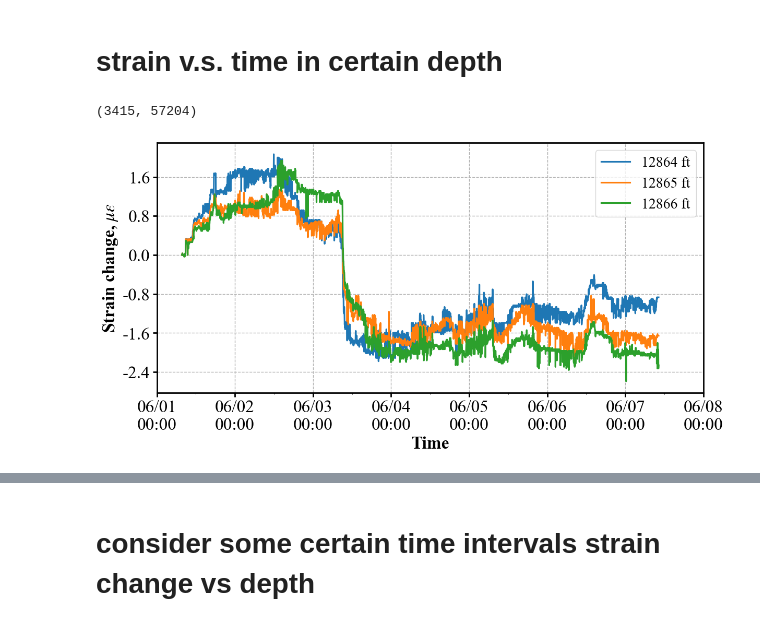
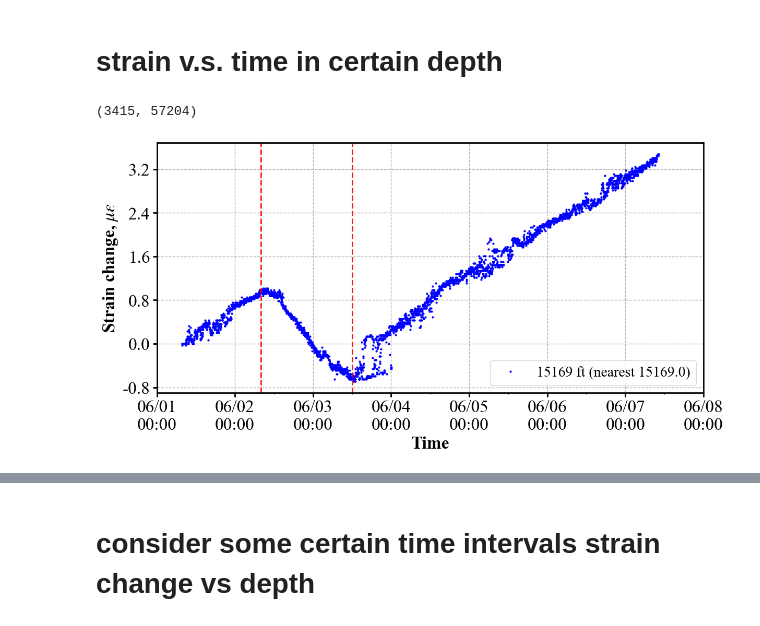
Before and after one commit to felix-mao-1516/plot-for-research-, a Jupyter notebook: 2D_plot_and_slippage_clbrt.ipynb, the cells around one changed output, grey strips where cells are left out. Drawn from its saved outputs; the diff is of its cells as text; code cells hidden in the pictures.

```diff
--- a/2D_plot_and_slippage_clbrt.ipynb
+++ b/2D_plot_and_slippage_clbrt.ipynb
@@ -129,6 +129,7 @@ ax.invert_yaxis()  # 深度轴反向
 %reload_ext autoreload
 %autoreload 2
 
+from turtle import color
 import h5py
 import numpy as np
 import pandas as pd
@@ -141,19 +142,23 @@ from dateutil.rrule import rrule, HOURLY, DAILY
 
 # f1 = h5py.File('C:/Users/fengxiang.mao/Desktop/Devon data/HFTS-1_Devon/20220707/Evo 3 (refrac)/Neubrex_DSS_strain/Zgabay A14H - refrac - strain change.h5','r')
 # f1 = h5py.File('C:/Users/fengxiang.mao/Desktop/Devon data/HFTS-1_Devon/20220707/Evo 5 (POP)/Zgabay A14H - pop - strain change.h5','r')
+# f1 = h5py.File('C:/Users/fengxiang.mao/Desktop/Devon data/HFTS-1_Devon/Evo_5_6_7_Sep_2025/Evo 7 (flowback)/Zgabay A14H - flowback - strain change rate.h5','r')
 # f1 = h5py.File('C:/Users/fengxiang.mao/Desktop/Devon data/HFTS-1_Devon/Evo_5_6_7_Sep_2025/Evo 7 (flowback)/Zgabay A14H - flowback - strain change.h5','r')
-f1 = h5py.File('C:/Users/fengxiang.mao/Desktop/Devon data/HFTS-1_Devon/Evo_5_6_7_Sep_2025/Evo 7 (flowback)/corrected_Evo7.h5','r')
+f1 = h5py.File('C:/Users/fengxiang.mao/Desktop/Devon data/HFTS-1_Devon/Evo_5_6_7_Sep_2025/Evo 7 (flowback)/corrected_within_1h_(with_data_wash).h5','r')
 
 
+# dstrain = (f1['data'])
 dstrain = (f1['strain_corrected'])
+
 depth = (f1['depth'])
 date_plot = (f1['stamps'])
 
 print(dstrain.shape)  # (时间点数, 深度点数)
 # （可选）把 stamps 转为 DatetimeIndex，便于时间戳就近匹配
 stamps_idx = decode_stamps_to_datetimeindex(date_plot, fmt='%m/%d/%Y %H:%M:%S.%f') if date_plot is not None else None
-depth_range = np.array([12864,12865,12866])#, 12864, 13740, 15201
-
+# depth_range = np.array([12864,12865,12866])#, 12864, 13740, 15201
+depth_range = np.array([15168.96])#, 12864, 13740, 15201
+# depth_range = np.array([13350.5])
 
 fig, ax = plot_strain_vs_time_at_depths(
     dstrain, depth,
@@ -170,10 +175,39 @@ fig, ax = plot_strain_vs_time_at_depths(
     # 可选：自定义图例  ["12500 ft", "16000 ft"]
 )
 
+# 把所有曲线线宽改成 3
+# for ln in ax.lines:
+#     ln.set_linewidth(1.0)   # 你想多粗就写多少
+#     ln.set_color('blue')  # 你想要的颜色
+
+for ln in ax.lines:
+    ln.set_linestyle('None')  # 不连线
+    ln.set_marker('o')        # 点形状：'o', '.', 'x', '^'...
+    ln.set_markersize(2)      # 点大小
+    ln.set_markerfacecolor('blue')  # 点填充色
+    ln.set_markeredgecolor('blue')  # 点边框色
+
+# 重新生成 legend（最稳）
+leg = ax.get_legend()
+if leg is not None:
+    leg.remove()
+
+ax.legend(loc="best", ncol=1)
+
+
 
 xmin = pd.to_datetime("2022-06-01 00:00:00")
 xmax = pd.to_datetime("2022-06-08 00:00:00")
 ax.set_xlim(xmin, xmax)
+
+
+t1 = pd.to_datetime("2022-06-02 08:00:00")
+t2 = pd.to_datetime("2022-06-03 12:00:00")
+
+ax.axvline(t1, linestyle="--", linewidth=2, alpha=0.9, color='red')
+ax.axvline(t2, linestyle="--", linewidth=2, alpha=0.9, color='red')
+
+
 
 tick_start = pd.to_datetime("2022-06-01 00:00:00")
 interval_hours = 24
@@ -193,31 +227,31 @@ ax.xaxis.set_minor_locator(mdates.HourLocator(interval=12))
 
 
 # ax.xaxis.set_major_locator(MaxNLocator(nbins=7))
 # ax.xaxis.set_major_locator(mdates.HourLocator(interval=12))
 # ax.xaxis.set_major_locator(mdates.DayLocator(interval=1))
 
 # 将y轴翻转：
 # ax.invert_yaxis()
 # ax.set_ylim(-1, 13)
 
 # ax.legend(loc='lower right', ncol=1) #'upper left'
 # let legend located out the plot
 # ax.legend(loc='upper right', ncol=2,fontsize=14)
 
 ax.grid(True,  linestyle='--')
 
 
 # leg = ax.get_legend()
 # if leg is not None:
 #     leg.remove()
 
 # handles, _ = ax.get_legend_handles_labels()
 # ax.legend(handles, [f"{d} ft" for d in depth_range], loc='lower right', ncol=1)
 
 # y轴标签
 # ax.set_ylabel(r'Strain change, $\mu\varepsilon$')
 # save_figure:
 # save_figure(fig, 'strain_vs_time_13753ft.png', dpi=600, transparent=False)
 # %% [output]
 (3415, 57204)
-[figure, old version]
+[figure, new version]
```
Also changed, not shown: parts of 5 cells of this notebook, 8 other files.
